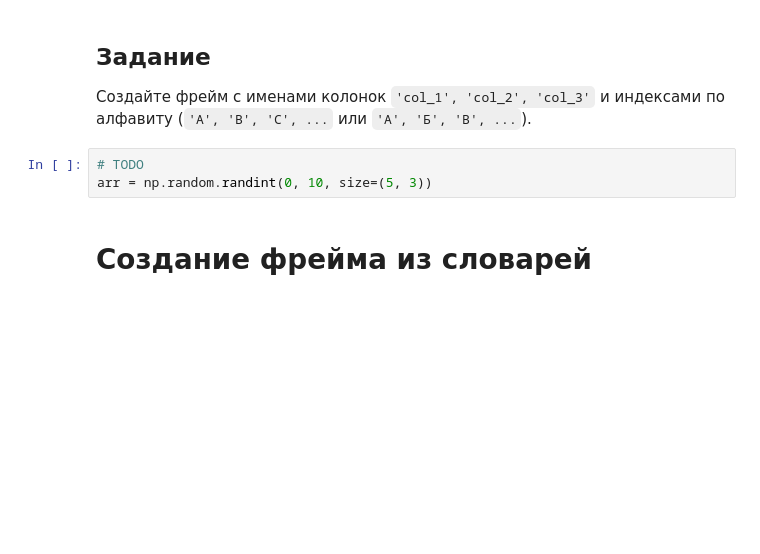
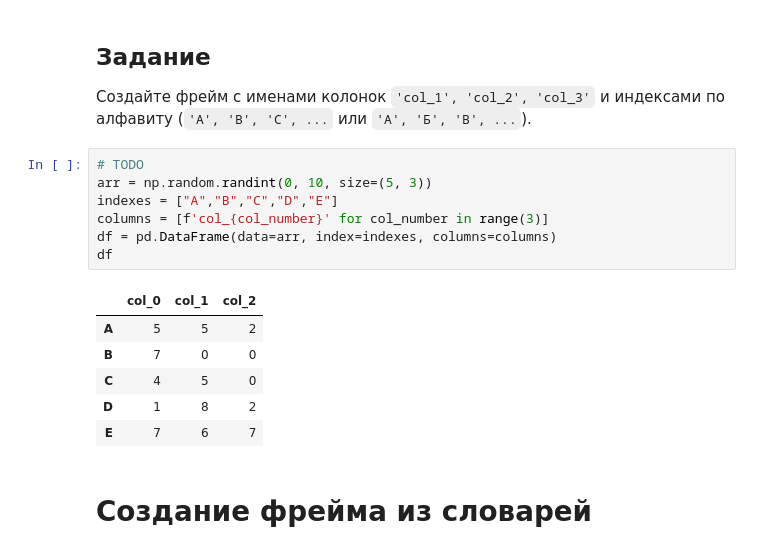
Before and after one commit to Dohako/ml_learning, a Jupyter notebook: Notebooks/03_Pandas.ipynb, the cells around one changed output. Drawn from its saved outputs; the diff is of its cells as text; blank space fills up the shorter version.

```diff
--- a/Notebooks/03_Pandas.ipynb
+++ b/Notebooks/03_Pandas.ipynb
@@ -57,6 +84,17 @@ df
 # %%
 # TODO
 arr = np.random.randint(0, 10, size=(5, 3))
+indexes = ["A","B","C","D","E"]
+columns = [f'col_{col_number}' for col_number in range(3)]
+df = pd.DataFrame(data=arr, index=indexes, columns=columns)
+df
+# %% [output]
+|  | col_0 | col_1 | col_2 |
+| A | 5 | 5 | 2 |
+| B | 7 | 0 | 0 |
+| C | 4 | 5 | 0 |
+| D | 1 | 8 | 2 |
+| E | 7 | 6 | 7 |
 # %% [markdown]
 # Создание фрейма из словарей
 # %% [markdown]
```
Also changed, not shown: parts of 5 cells of this notebook.
